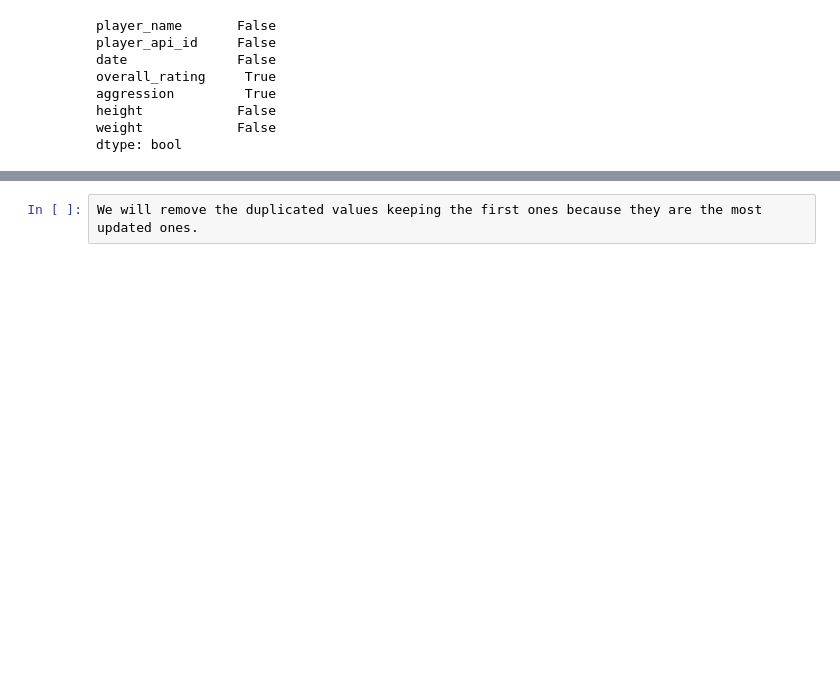
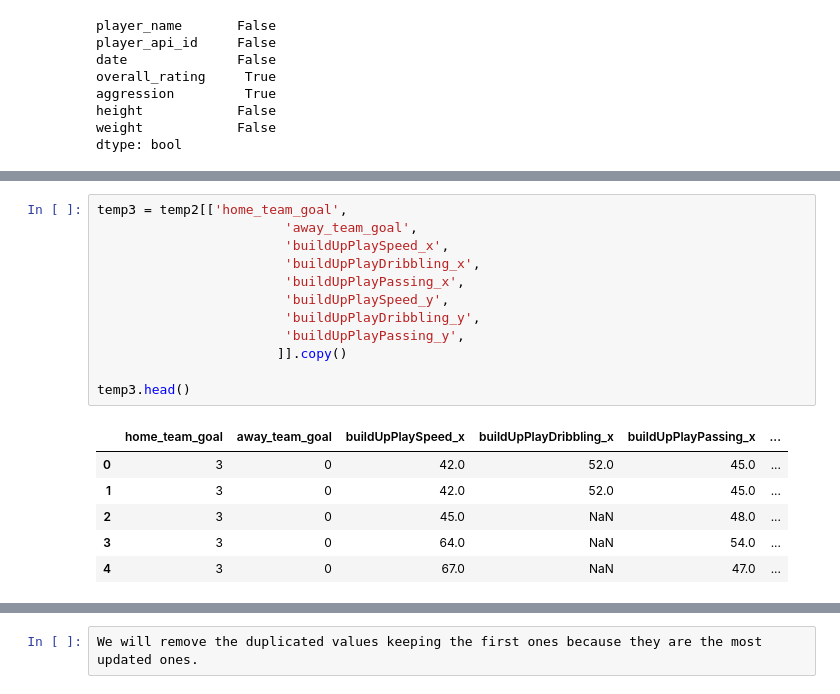
Before and after one commit to uiansol/soccer-data-analysis, a Jupyter notebook: european-soccer-analysis.ipynb, the cells around one changed output, grey strips where cells are left out. Saved outputs shown, nothing was run; the diff lists cells and outputs as text; blank space fills up the shorter version.

```diff
--- a/european-soccer-analysis.ipynb
+++ b/european-soccer-analysis.ipynb
@@ -74,0 +136,19 @@ dtype: bool
+# %%
+temp3 = temp2[['home_team_goal',
+                        'away_team_goal',
+                        'buildUpPlaySpeed_x',
+                        'buildUpPlayDribbling_x',
+                        'buildUpPlayPassing_x',
+                        'buildUpPlaySpeed_y',
+                        'buildUpPlayDribbling_y',
+                        'buildUpPlayPassing_y',
+                       ]].copy()
+
+temp3.head()
+# %% [output]
+|  | home_team_goal | away_team_goal | buildUpPlaySpeed_x | buildUpPlayDribbling_x | buildUpPlayPassing_x | ... |
+| 0 | 3 | 0 | 42.0 | 52.0 | 45.0 | ... |
+| 1 | 3 | 0 | 42.0 | 52.0 | 45.0 | ... |
+| 2 | 3 | 0 | 45.0 | NaN | 48.0 | ... |
+| 3 | 3 | 0 | 64.0 | NaN | 54.0 | ... |
+| 4 | 3 | 0 | 67.0 | NaN | 47.0 | ... |
```
Also changed, not shown: parts of 23 cells of this notebook.
